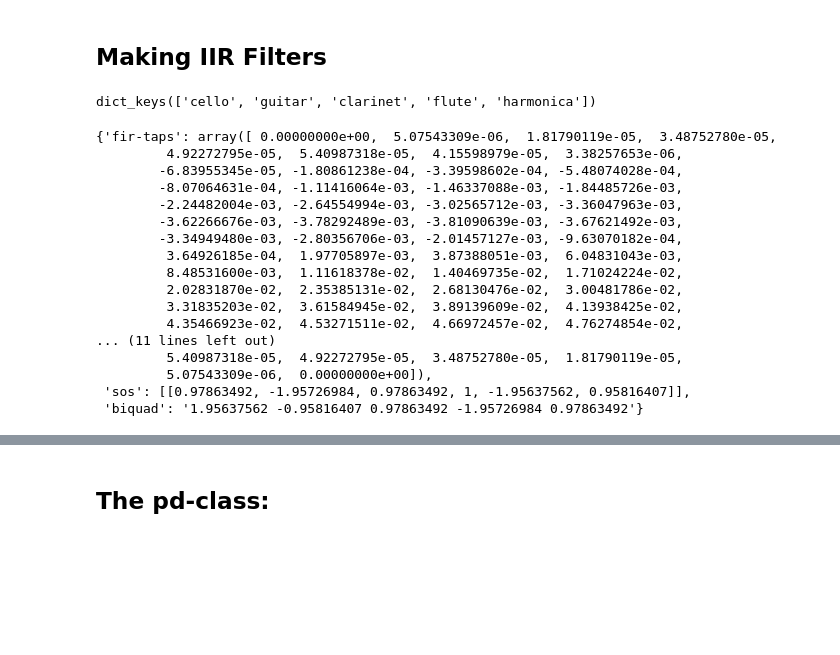
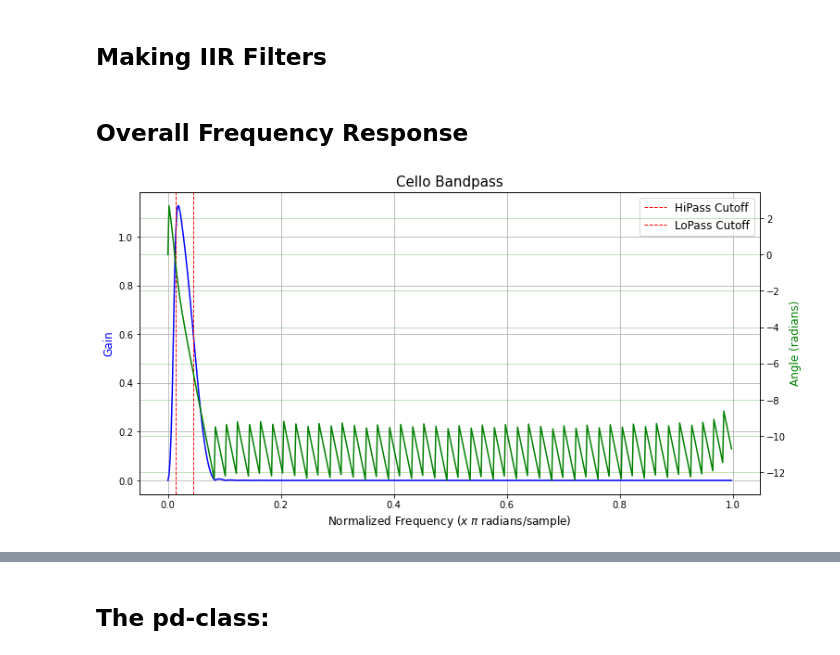
Before and after one commit to wnetzel/MCT-teamA-2021, a Jupyter notebook: Python Assignment 5/Python Assignment 5.ipynb, the cells around one changed output, grey strips where cells are left out. Cells and saved outputs as stored; diff of their text form; code cells hidden in the pictures; blank space fills up the shorter version.

Commit message:
Plotting filter responses == Done!

```diff
--- a/Python Assignment 5/Python Assignment 5.ipynb
+++ b/Python Assignment 5/Python Assignment 5.ipynb
@@ -344,11 +309,0 @@ def filter_response(b, a, title, cutoff_hz):
-# %%
-# create white gaussian noise
-noise = np.random.normal(0, 1, 2*sr)
-
-order = 100
-cutoff = 500
-
-# Compute filter coefficients (h) and filter signal in the frequency domain (y)
-h, y = FIR_fft(noise, order, cutoff, 10000, pass_zero='lowpass', sr=44100)
-
-filter_response(h, 1, 'FIR filter frequency response', cutoff)
@@ -474,25 +444,39 @@ for index, value in enumerate(filterBank):
     biquad = str(a1 + ' ' + a2 + ' ' + b1 + ' ' + b2 + ' ' + b3)
 
     filterBank[value]['biquad'] = biquad
-# %%
-display(filterBank.keys())
-display(filterBank['cello'])
-# %% [output]
-dict_keys(['cello', 'guitar', 'clarinet', 'flute', 'harmonica'])
-{'fir-taps': array([ 0.00000000e+00,  5.07543309e-06,  1.81790119e-05,  3.48752780e-05,
-         4.92272795e-05,  5.40987318e-05,  4.15598979e-05,  3.38257653e-06,
-        -6.83955345e-05, -1.80861238e-04, -3.39598602e-04, -5.48074028e-04,
-        -8.07064631e-04, -1.11416064e-03, -1.46337088e-03, -1.84485726e-03,
-        -2.24482004e-03, -2.64554994e-03, -3.02565712e-03, -3.36047963e-03,
-        -3.62266676e-03, -3.78292489e-03, -3.81090639e-03, -3.67621492e-03,
-        -3.34949480e-03, -2.80356706e-03, -2.01457127e-03, -9.63070182e-04,
-         3.64926185e-04,  1.97705897e-03,  3.87388051e-03,  6.04831043e-03,
-         8.48531600e-03,  1.11618378e-02,  1.40469735e-02,  1.71024224e-02,
-         2.02831870e-02,  2.35385131e-02,  2.68130476e-02,  3.00481786e-02,
-         3.31835203e-02,  3.61584945e-02,  3.89139609e-02,  4.13938425e-02,
-         4.35466923e-02,  4.53271511e-02,  4.66972457e-02,  4.76274854e-02,
-... (11 lines left out)
-         5.40987318e-05,  4.92272795e-05,  3.48752780e-05,  1.81790119e-05,
-         5.07543309e-06,  0.00000000e+00]),
- 'sos': [[0.97863492, -1.95726984, 0.97863492, 1, -1.95637562, 0.95816407]],
- 'biquad': '1.95637562 -0.95816407 0.97863492 -1.95726984 0.97863492'}
+# %% [markdown]
+## Overall Frequency Response
+# %%
+# Generating b, a coefficients from the IIR sos-values
+for index, value in enumerate(filterBank):
+    b, a = sig.sos2tf(filterBank[value]['sos'])
+    filterBank[value]['iir-taps'] = b, a
+# %%
+# Convolving the filters of each instrumentgroup to form a bandpass
+for index, value in enumerate(filterBank):
+    b1 = filterBank[value]['fir-taps']
+    b2 = filterBank[value]['iir-taps'][0]
+    a2 = filterBank[value]['iir-taps'][1]
+
+    w, h1 = sig.freqz(b1)
+    w, h2 = sig.freqz(b2, a2)
+
+    h = h1 * h2
+
+    filterBank[value]['response'] = {'h': h, 'w': w}
+# %%
+# Function to generate plots of the filter responses
+def responsePlot(instrument):
+    for i in filterBank:
+        if i == instrument:
+            h = filterBank[instrument]['response']['h']
+            w = filterBank[instrument]['response']['w']
+    title = str.capitalize(instrument) + ' Bandpass'
+    highpass = filterCutoffs[instrument]['HighPass']
+    lowpass = filterCutoffs[instrument]['LowPass']
+    filter_response(h, w, highpass, lowpass, title)
+# %%
+# Cello Bandpass
+responsePlot('cello')
+# %% [output]
+[figure, added]
```
Also changed, not shown: parts of 19 cells of this notebook.
